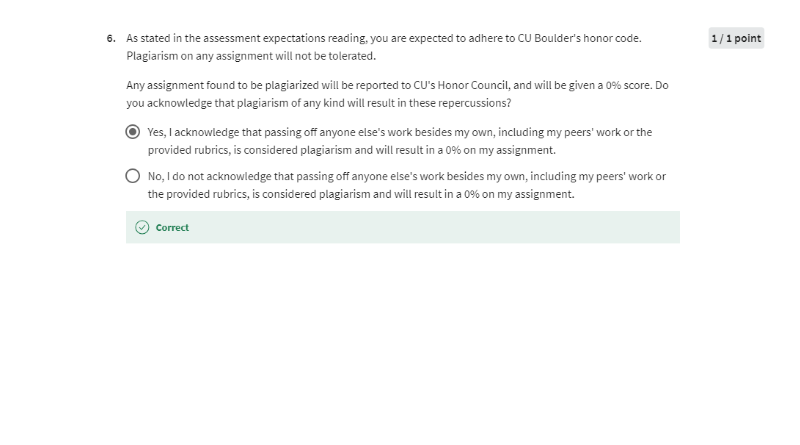
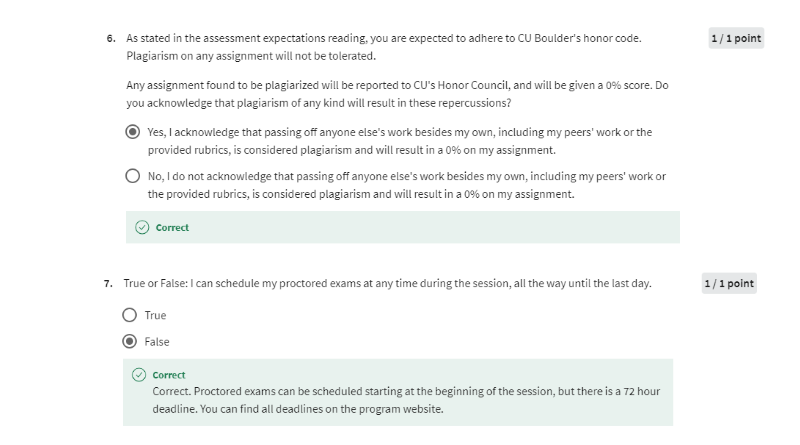
Before and after one commit to duba1910/msds, a Jupyter notebook: Other CU Boulder Resources/Program Policy/quiz_program_policy.ipynb, the cells around one changed output. Saved outputs shown, nothing was run; the diff lists cells and outputs as text; code cells hidden in the pictures; blank space fills up the shorter version.

```diff
--- a/Other CU Boulder Resources/Program Policy/quiz_program_policy.ipynb
+++ b/Other CU Boulder Resources/Program Policy/quiz_program_policy.ipynb
@@ -51,3 +50,7 @@ Image(filename="images/p_p_12.png")
 Image(filename="images/p_p_13.png")
 # %% [output]
 [figure]
+# %%
+Image(filename="images/p_p_14.png")
+# %% [output]
+[figure, added]
```
Also changed, not shown: parts of 5 cells of this notebook, 4 other files.
